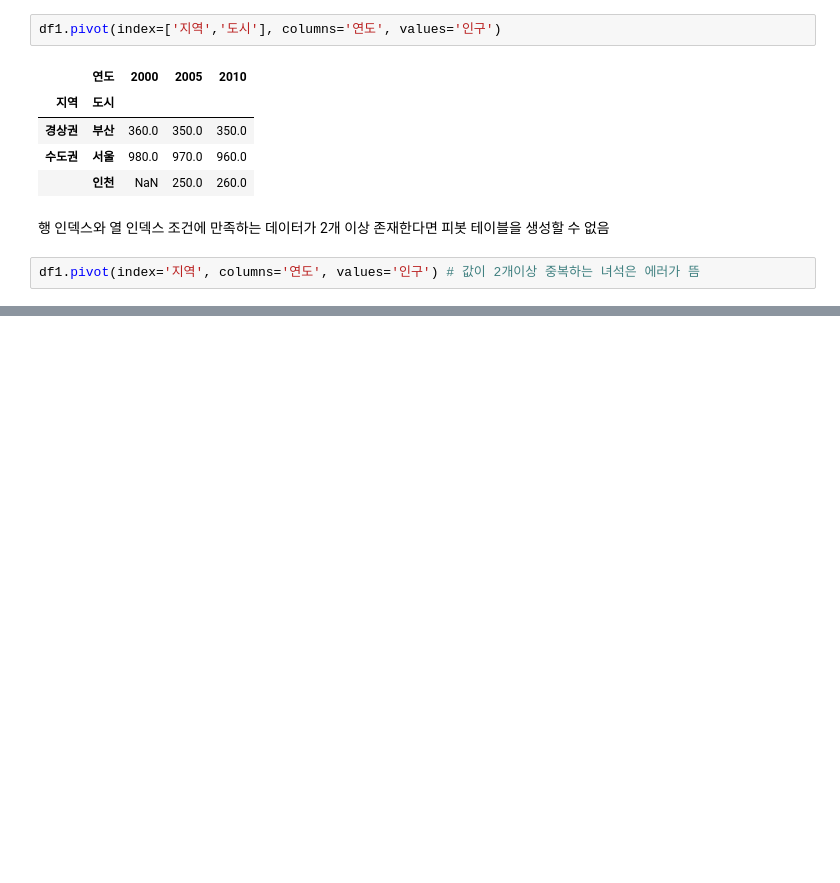
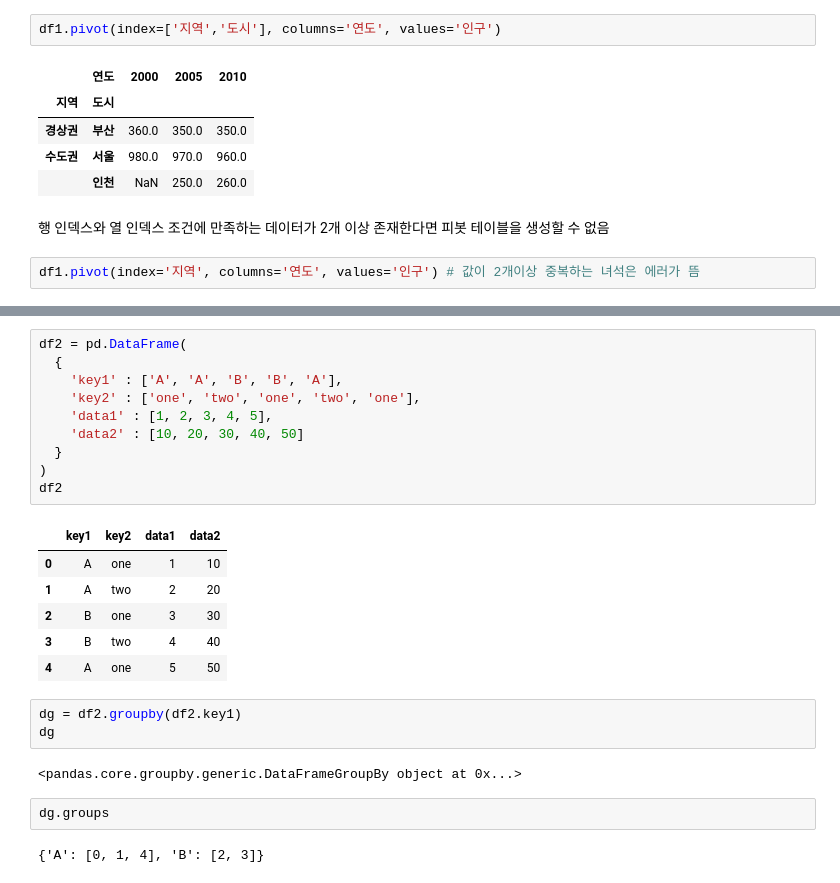
Before and after one commit to ahndb/aws_phyhon_240215, a Jupyter notebook: pandas_data_analysis/0228/a_pandas_data_advanced_controll.ipynb, the cells around one changed output, grey strips where cells are left out. Saved outputs shown, nothing was run; the diff lists cells and outputs as text; blank space fills up the shorter version.

Commit message:
240228 data_advanced_controll 4

```diff
--- a/pandas_data_analysis/0228/a_pandas_data_advanced_controll.ipynb
+++ b/pandas_data_analysis/0228/a_pandas_data_advanced_controll.ipynb
@@ -443,0 +464,26 @@ df1.pivot(index='지역', columns='연도', values='인구') # 값이 2개이상
+# %%
+df2 = pd.DataFrame(
+  {
+    'key1' : ['A', 'A', 'B', 'B', 'A'],
+    'key2' : ['one', 'two', 'one', 'two', 'one'],
+    'data1' : [1, 2, 3, 4, 5],
+    'data2' : [10, 20, 30, 40, 50]
+  }
+)
+df2
+# %% [output]
+|  | key1 | key2 | data1 | data2 |
+| 0 | A | one | 1 | 10 |
+| 1 | A | two | 2 | 20 |
+| 2 | B | one | 3 | 30 |
+| 3 | B | two | 4 | 40 |
+| 4 | A | one | 5 | 50 |
+# %%
+dg = df2.groupby(df2.key1)
+dg
+# %% [output]
+<pandas.core.groupby.generic.DataFrameGroupBy object at 0x...>
+# %%
+dg.groups
+# %% [output]
+{'A': [0, 1, 4], 'B': [2, 3]}
```
Also changed, not shown: parts of 10 cells of this notebook.
